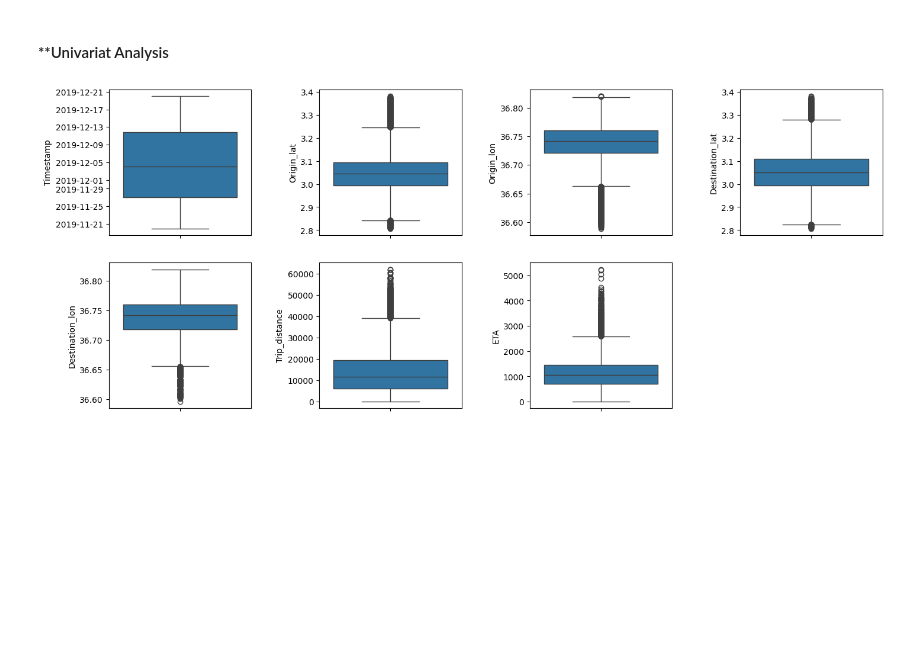
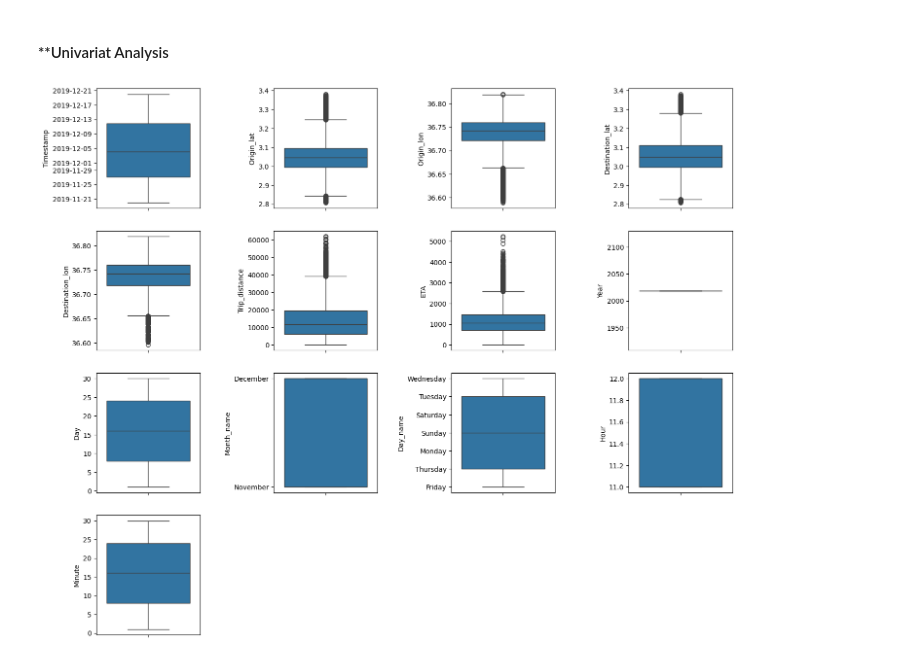
Before and after one commit to damzking/final-pro, a Jupyter notebook: Notebook/ETA-prediction.ipynb, the cells around one changed output. Drawn from its saved outputs; the diff is of its cells as text; code cells hidden in the pictures; blank space fills up the shorter version.

Commit message:
visuals

```diff
--- a/Notebook/ETA-prediction.ipynb
+++ b/Notebook/ETA-prediction.ipynb
@@ -350,0 +338,8 @@ train_df_filled.shape
+# %%
+train_df_noid['Year'] = train_df_noid['Timestamp'].dt.year
+#train_df_noid['Month'] = train_df_noid['Timestamp'].dt.month
+train_df_noid['Day'] = train_df_noid['Timestamp'].dt.day
+train_df_noid['Month_name'] = train_df_noid['Timestamp'].dt.strftime('%B')
+train_df_noid['Day_name'] = train_df_noid['Timestamp'].dt.strftime('%A')
+train_df_noid['Hour'] = train_df_noid['Timestamp'].dt.month
+train_df_noid['Minute'] = train_df_noid['Timestamp'].dt.day
@@ -351,14 +386,14 @@ train_df_filled.shape
 # %% [markdown]
 #### **Univariat Analysis
 # %%
-train_df_noid = train_df.drop(['ID'], axis=1)
+#train_df_noid = train_df.drop(['ID'], axis=1)
 
 plt.figure(figsize=(15, 15))
 
 for i, variable in enumerate(train_df_noid):
     plt.subplot(5,4, i + 1)
-    sns.boxplot(train_df,y=train_df[variable])
+    sns.boxplot(train_df_noid,y=train_df_noid[variable])
     plt.tight_layout(pad=3)
     plt.xticks(rotation=45)
 # %% [output]
-[figure, old version]
+[figure, new version]
```
Also changed, not shown: parts of 15 cells of this notebook.
